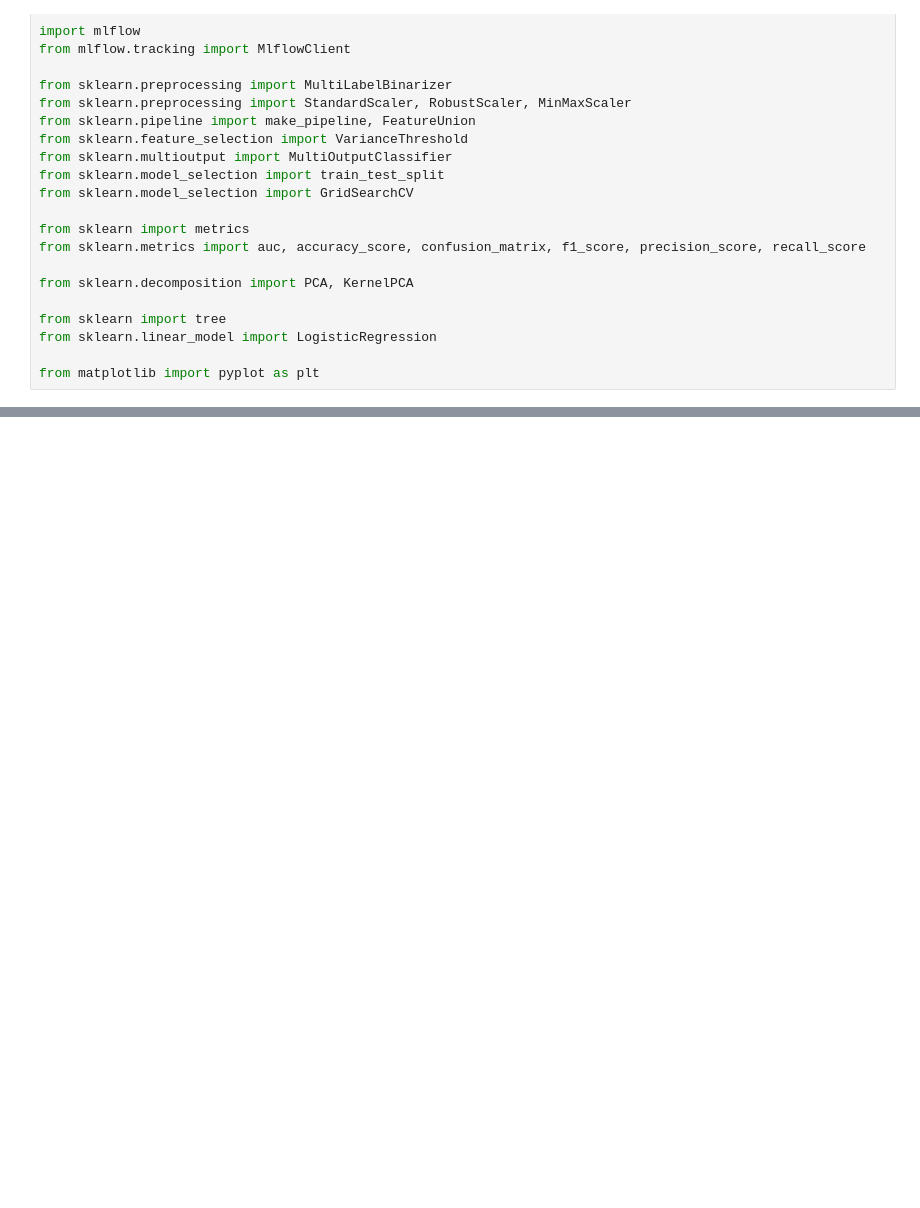
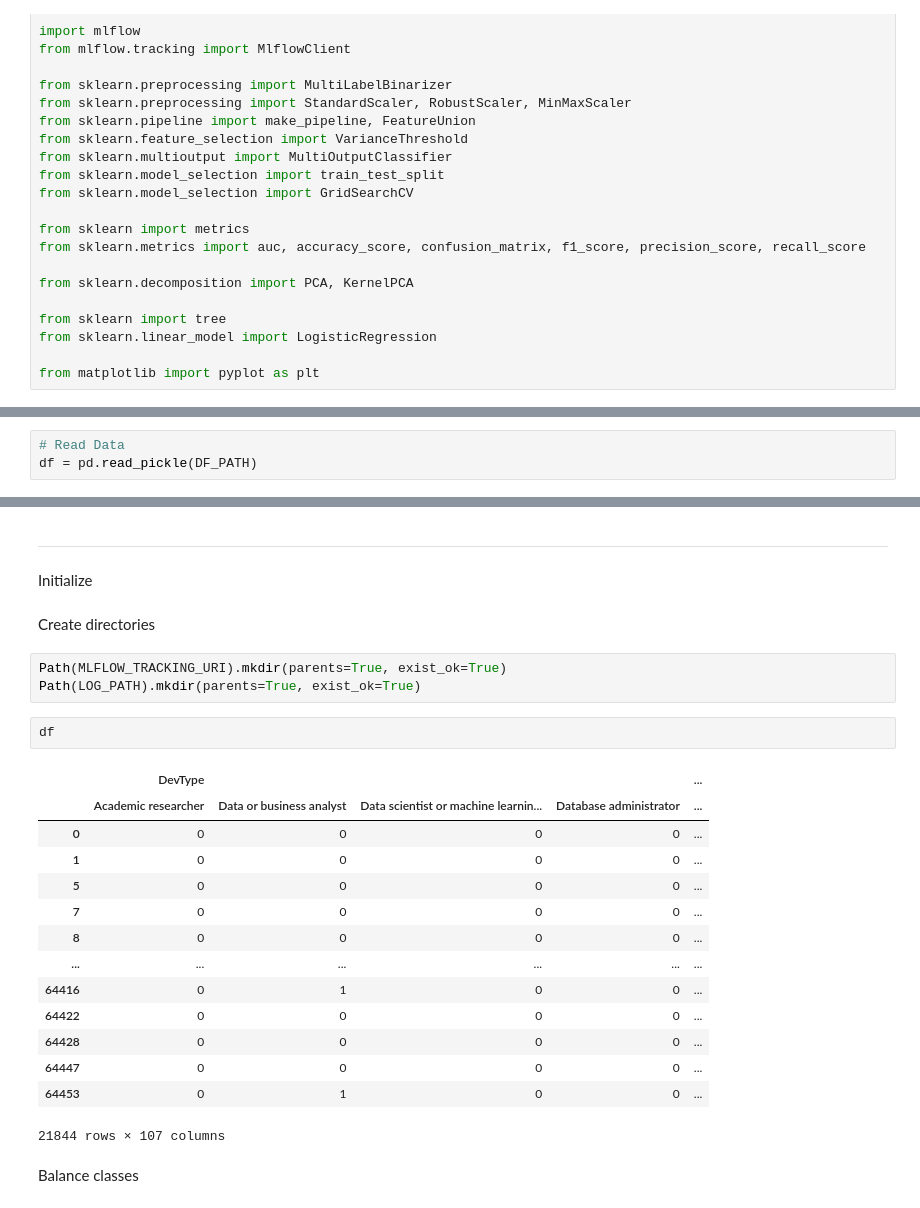
Before and after one commit to fadyelgawly92/ITI_ds_live, a Jupyter notebook: notebooks/04b_model_job_baseline.ipynb, the cells around one changed output, grey strips where cells are left out. Saved outputs shown, nothing was run; the diff lists cells and outputs as text; blank space fills up the shorter version.

```diff
--- a/notebooks/04b_model_job_baseline.ipynb
+++ b/notebooks/04b_model_job_baseline.ipynb
@@ -50,0 +55,3 @@ from matplotlib import pyplot as plt
+# %%
+# Read Data
+df = pd.read_pickle(DF_PATH)
@@ -50,0 +73,28 @@ from matplotlib import pyplot as plt
+# %% [markdown]
+------------------------------------------------------------------------------------------------------------------------------------------
+# %% [markdown]
+Initialize
+# %% [markdown]
+Create directories
+# %%
+Path(MLFLOW_TRACKING_URI).mkdir(parents=True, exist_ok=True)
+Path(LOG_PATH).mkdir(parents=True, exist_ok=True)
+# %%
+df
+# %% [output]
+|  | DevType |  |  |  | ... |
+|  | Academic researcher | Data or business analyst | Data scientist or machine learnin... | Database administrator | ... |
+| 0 | 0 | 0 | 0 | 0 | ... |
+| 1 | 0 | 0 | 0 | 0 | ... |
+| 5 | 0 | 0 | 0 | 0 | ... |
+| 7 | 0 | 0 | 0 | 0 | ... |
+| 8 | 0 | 0 | 0 | 0 | ... |
+| ... | ... | ... | ... | ... | ... |
+| 64416 | 0 | 1 | 0 | 0 | ... |
+| 64422 | 0 | 0 | 0 | 0 | ... |
+| 64428 | 0 | 0 | 0 | 0 | ... |
+| 64447 | 0 | 0 | 0 | 0 | ... |
+| 64453 | 0 | 1 | 0 | 0 | ... |
+21844 rows × 107 columns
+# %% [markdown]
+Balance classes
```
Also changed, not shown: parts of 34 cells of this notebook, 16 other files.
